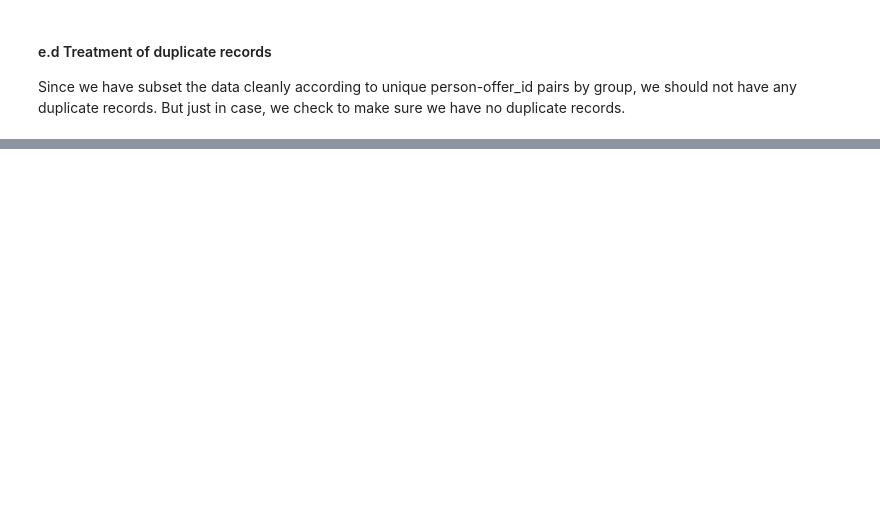
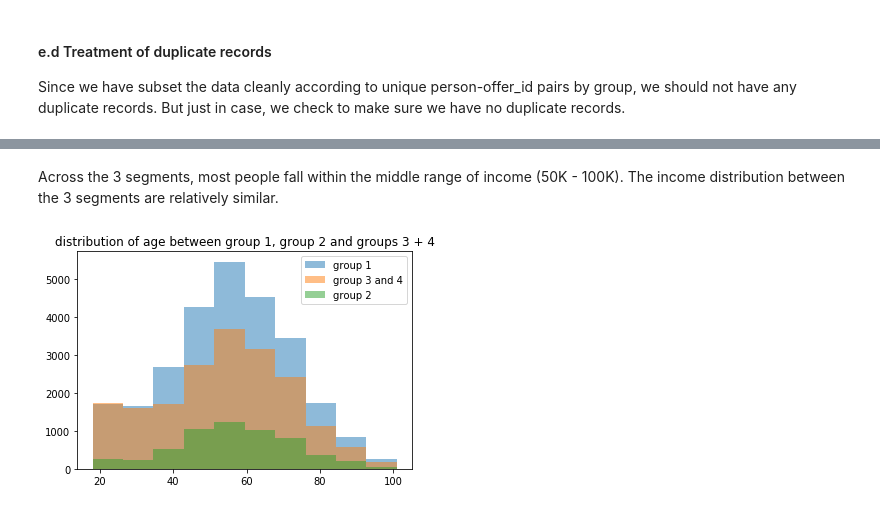
Before and after one commit to shagangrewal/Starbucks_Capstone, a Jupyter notebook: Starbucks_Capstone_notebook.ipynb, the cells around one changed output, grey strips where cells are left out. Cells and saved outputs as stored; diff of their text form; code cells hidden in the pictures; blank space fills up the shorter version.

```diff
--- a/Starbucks_Capstone_notebook.ipynb
+++ b/Starbucks_Capstone_notebook.ipynb
@@ -1006,0 +2051,7 @@ Since we have subset the data cleanly according to unique person-offer_id pairs
+# %% [markdown]
+Across the 3 segments, most people fall within the middle range of income (50K - 100K). The income distribution between the 3 segments are relatively similar.
+# %%
+#plot ditribution of age
+plot_hist('age')
+# %% [output]
+[figure, added]
```
Also changed, not shown: parts of 118 cells of this notebook.
